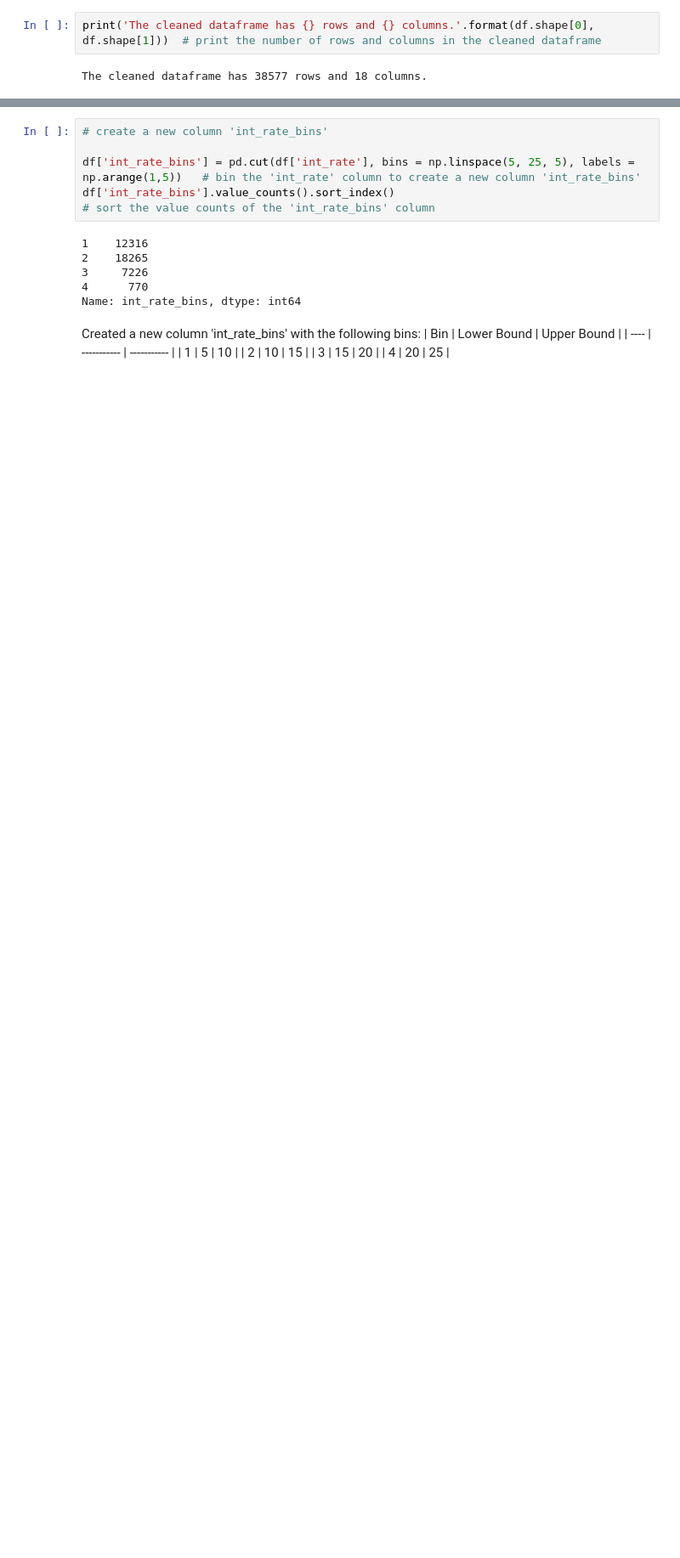
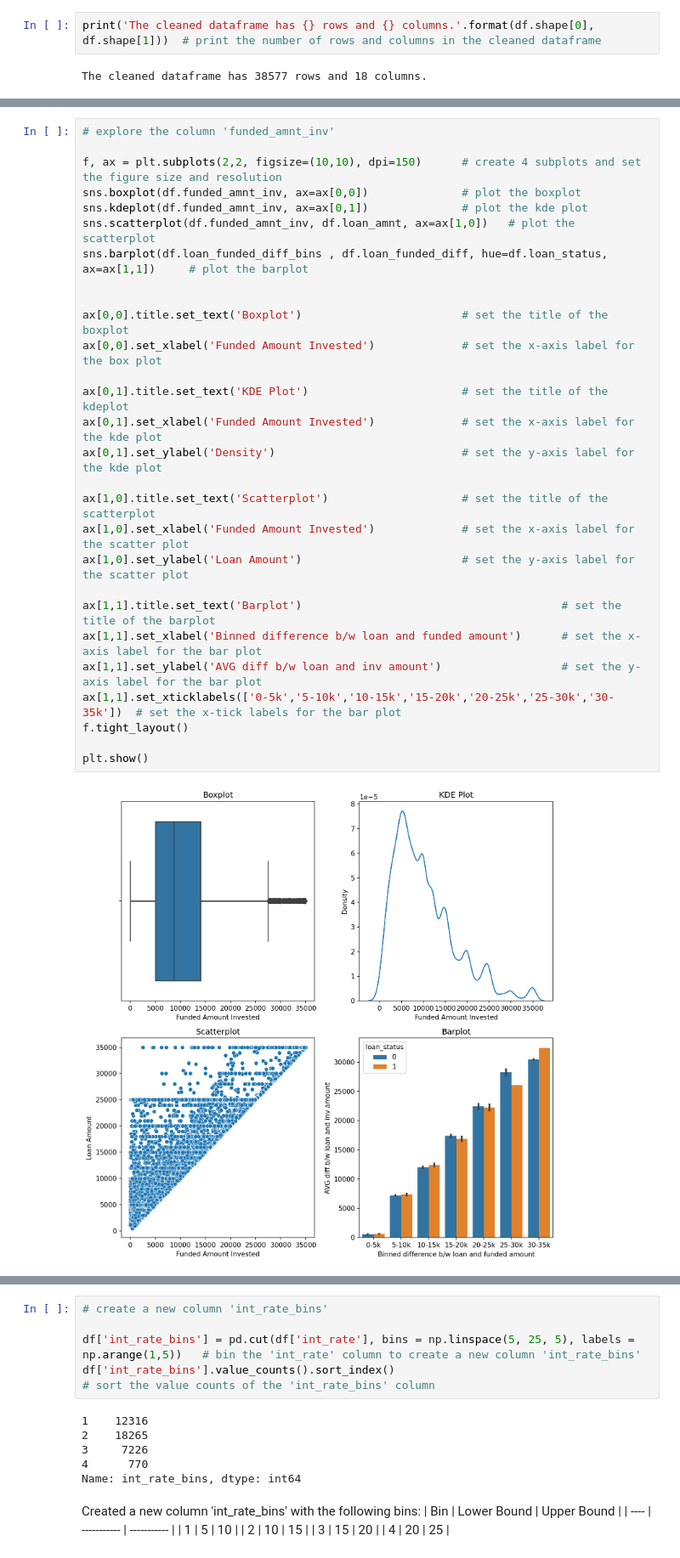
Before and after one commit to vulchinithin/LendingClubCaseStudy, a Jupyter notebook: data_cleaning_final.ipynb, the cells around one changed output, grey strips where cells are left out. Shown at 85% size. Drawn from its saved outputs; the diff is of its cells as text; blank space fills up the shorter version.

```diff
--- a/data_cleaning_final.ipynb
+++ b/data_cleaning_final.ipynb
@@ -919,0 +1073,30 @@ The cleaned dataframe has 38577 rows and 18 columns.
+# %%
+# explore the column 'funded_amnt_inv'
+
+f, ax = plt.subplots(2,2, figsize=(10,10), dpi=150)      # create 4 subplots and set the figure size and resolution
+sns.boxplot(df.funded_amnt_inv, ax=ax[0,0])              # plot the boxplot
+sns.kdeplot(df.funded_amnt_inv, ax=ax[0,1])              # plot the kde plot
+sns.scatterplot(df.funded_amnt_inv, df.loan_amnt, ax=ax[1,0])   # plot the scatterplot
+sns.barplot(df.loan_funded_diff_bins , df.loan_funded_diff, hue=df.loan_status, ax=ax[1,1])     # plot the barplot
+
+
+ax[0,0].title.set_text('Boxplot')                        # set the title of the boxplot
+ax[0,0].set_xlabel('Funded Amount Invested')             # set the x-axis label for the box plot
+
+ax[0,1].title.set_text('KDE Plot')                       # set the title of the kdeplot
+ax[0,1].set_xlabel('Funded Amount Invested')             # set the x-axis label for the kde plot
+ax[0,1].set_ylabel('Density')                            # set the y-axis label for the kde plot
+
+ax[1,0].title.set_text('Scatterplot')                    # set the title of the scatterplot
+ax[1,0].set_xlabel('Funded Amount Invested')             # set the x-axis label for the scatter plot
+ax[1,0].set_ylabel('Loan Amount')                        # set the y-axis label for the scatter plot
+
+ax[1,1].title.set_text('Barplot')                                       # set the title of the barplot
+ax[1,1].set_xlabel('Binned difference b/w loan and funded amount')      # set the x-axis label for the bar plot
+ax[1,1].set_ylabel('AVG diff b/w loan and inv amount')                  # set the y-axis label for the bar plot
+ax[1,1].set_xticklabels(['0-5k','5-10k','10-15k','15-20k','20-25k','25-30k','30-35k'])  # set the x-tick labels for the bar plot
+f.tight_layout()
+
+plt.show()
+# %% [output]
+[figure, added]
```
Also changed, not shown: parts of 94 cells of this notebook.
